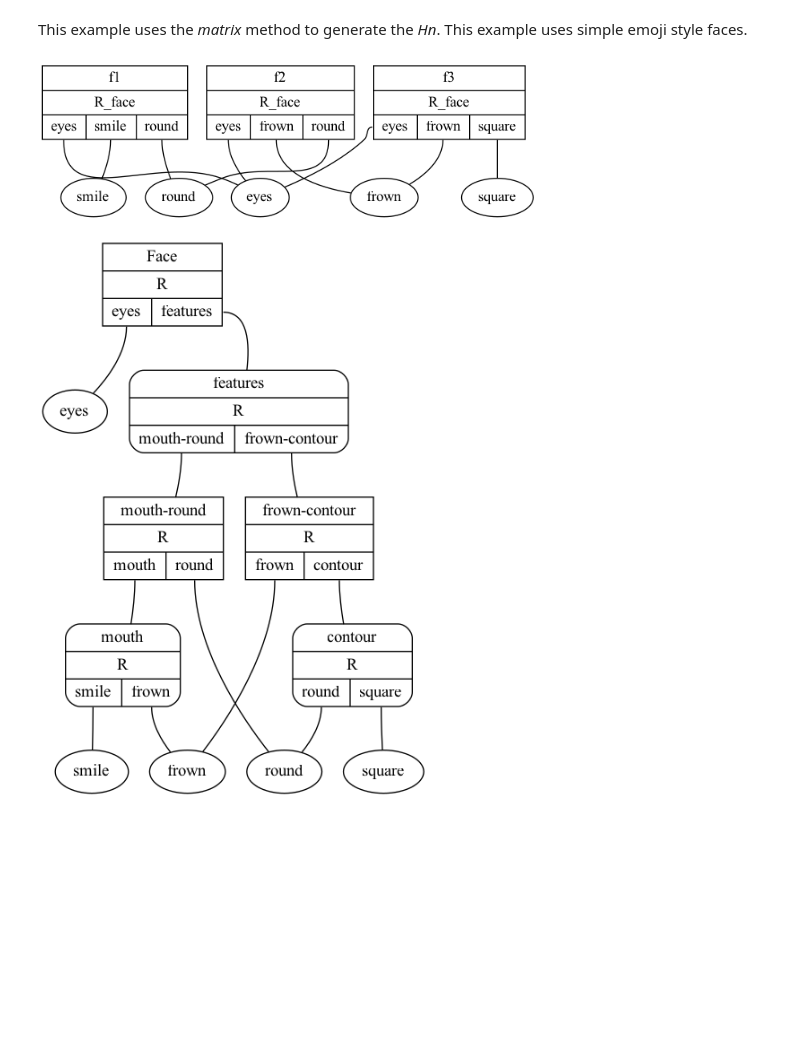
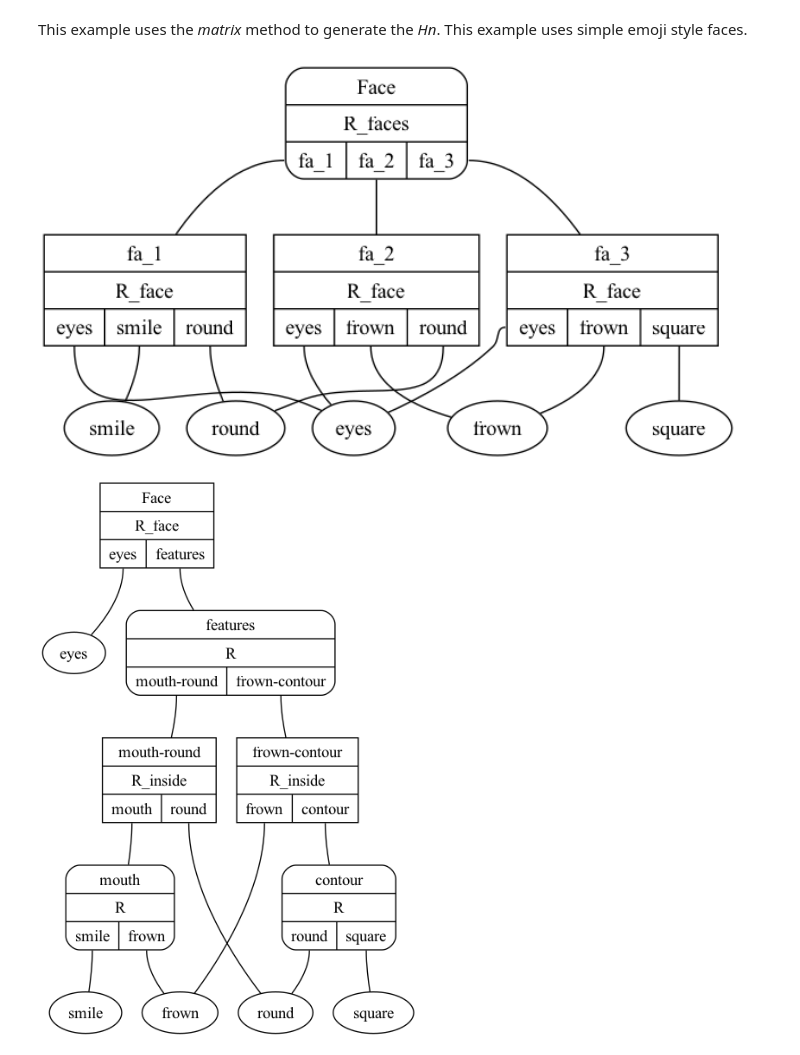
Before and after one commit to rdchar/Hora, a Jupyter notebook: examples/Faces.ipynb, the cells around one changed output. Saved outputs shown, nothing was run; the diff lists cells and outputs as text; code cells hidden in the pictures; blank space fills up the shorter version.

```diff
--- a/examples/Faces.ipynb
+++ b/examples/Faces.ipynb
@@ -16,20 +18,22 @@ parser = load_parser()
 # %%
 face1 = Hypernetwork()
 
 compile_hn(face1, parser, """
-    f1=<eyes, smile, round; R_face>
-    f2=<eyes, frown, round; R_face>
-    f3=<eyes, frown, square; R_face>
+    Face={fa_1, fa_2, fa_3; R_faces}
+    fa_1=<eyes, smile, round; R_face>
+    fa_2=<eyes, frown, round; R_face>
+    fa_3=<eyes, frown, square; R_face>
 """)
 
 draw_hn(face1, fname=pictures_dir+"face1", view=False)
-Image(filename=pictures_dir+'face1.png', width=500, height=500)
+Image(filename=pictures_dir+'face1.png', width=700, height=500)
 # %% [output]
-[figure, old version]
+[figure, new version]
 # %%
 # print(face1)
 
-def replace(hn, x, y):
+def replace(hn, x, y, r=""):
+    hn.hypernetwork[x].R = r
     hn.hypernetwork[x].vertex = y
     hn.hypernetwork[y] = hn.hypernetwork.pop(x)
 
@@ -42,24 +46,21 @@ def replace(hn, x, y):
 
 
 M = to_matrix(face1, R="face")
-new_face1 = from_matrix(M, R="face")
+new_face1 = from_matrix(M[0], R="face")
 
-replace(new_face1, "@Hs_5@", "Face")
-replace(new_face1, "@Hs_0@", "mouth")
-replace(new_face1, "@Hs_2@", "contour")
-replace(new_face1, "@Hs_4@", "features")
-replace(new_face1, "@Hs_1@", "mouth-round")
-replace(new_face1, "@Hs_3@", "frown-contour")
-
-
+replace(new_face1, "@Hs_5@", "Face", "face")
+replace(new_face1, "@Hs_0@", "mouth", "")
+replace(new_face1, "@Hs_2@", "contour", "")
+replace(new_face1, "@Hs_4@", "features", "")
+replace(new_face1, "@Hs_1@", "mouth-round", "inside")
+replace(new_face1, "@Hs_3@", "frown-contour", "inside")
 
 # new_face1.hypernetwork["@Hs_5@"].vertex = "F"
 
-
 draw_hn(new_face1, fname=pictures_dir+"face1-M", view=False)
 Image(filename=pictures_dir+'face1-M.png', width=400, height=600)
 # %% [output]
-[figure, old version]
+[figure, new version]
 # %%
 face3 = Hypernetwork()
 
```
Also changed, not shown: parts of 7 cells of this notebook, 16 other files.
